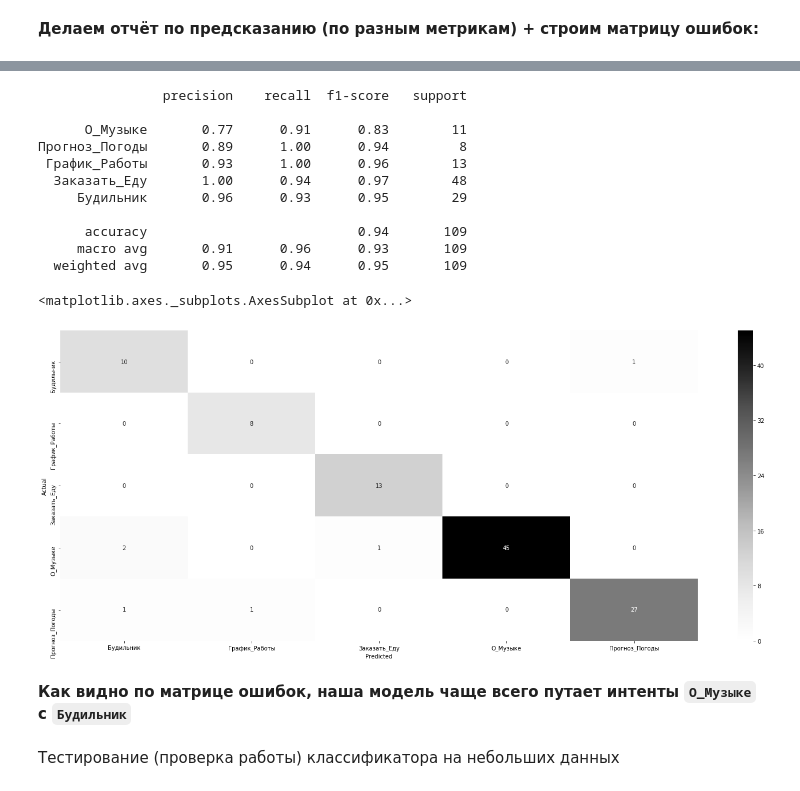
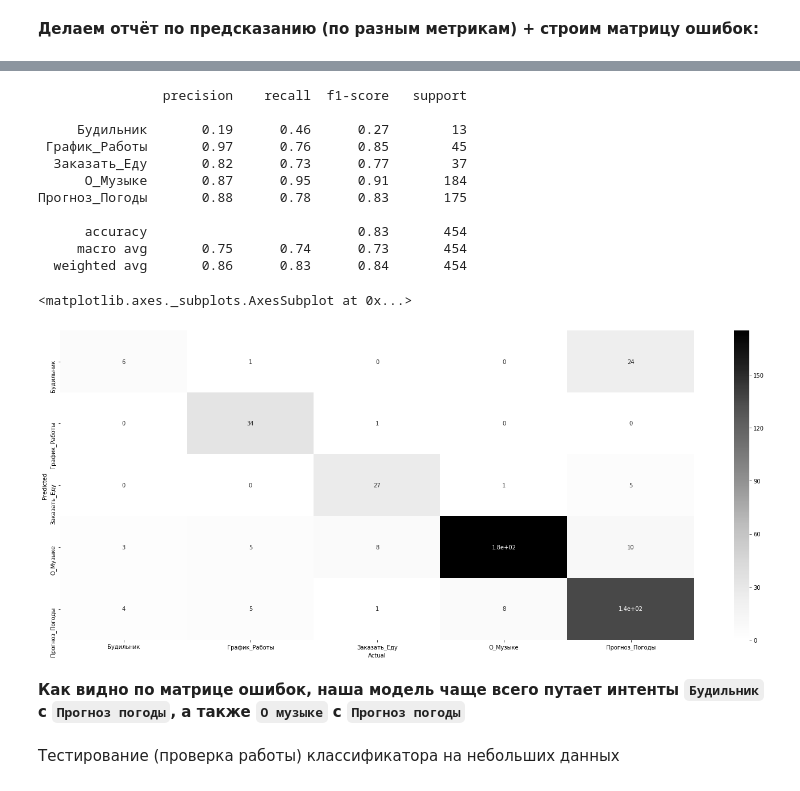
Before and after one commit to theKirill/GensimSample, a Jupyter notebook: rusvectores_model.ipynb, the cells around one changed output, grey strips where cells are left out. Drawn from its saved outputs; the diff is of its cells as text; code cells hidden in the pictures.

Commit message:
train for 10-20 examples for each class

```diff
--- a/rusvectores_model.ipynb
+++ b/rusvectores_model.ipynb
@@ -243,5 +300,11 @@ print(X_train.shape, X_test.shape, y_train.shape, y_test.shape)
 # %% [markdown]
 Создание keras модели
+# %%
+EMBED_SIZE = 300
+NUM_FILTERS = 512
+NUM_WORDS = 3
+BATCH_SIZE = 32
+NUM_EPOCHS = 15
 # %%
 embedding_weights = np.zeros((vocab_sz, EMBED_SIZE))#создаём матрицу размером размерность словаря*размерность вектора слова
 index = 0
@@ -255,12 +318,6 @@ for word in sorted_counter:#для каждого слова из нашего
       pass
 # %%
 COUNT_CLASSES = len(unique_intents)
-# %%
-EMBED_SIZE = 300
-NUM_FILTERS = 512
-NUM_WORDS = 3
-BATCH_SIZE = 32
-NUM_EPOCHS = 10
 # %% [markdown]
 Будем использовать метрику f1, так как классы несбалансированны
 # %%
@@ -311,3 +370,6 @@ _________________________________________________________________
+# %%
+X_train = np.array(X_train)
+y_train = np.array(y_train)
 # %%
 history = keras_model.fit(X_train, y_train, batch_size = BATCH_SIZE,
                     epochs = NUM_EPOCHS,
@@ -334,3 +396,6 @@ Epoch 10/10
+# %%
+X_test = np.array(X_test)
+y_test = np.array(y_test)
 # %%
 score = keras_model.evaluate(X_test, y_test)
 print("Test accuracy: {:.3f}".format(score[1]))
@@ -370,33 +435,33 @@ y_test_names[:3]
 # %%
 from sklearn.metrics import classification_report
 # %%
-print(classification_report(y_test_names, prediction_names, target_names = unique_intents))
+print(classification_report(y_test_names, prediction_names, target_names = sorted(unique_intents)))
 # %% [output]
                 precision    recall  f1-score   support
 
-      О_Музыке       0.77      0.91      0.83        11
-Прогноз_Погоды       0.89      1.00      0.94         8
- График_Работы       0.93      1.00      0.96        13
-  Заказать_Еду       1.00      0.94      0.97        48
-     Будильник       0.96      0.93      0.95        29
+     Будильник       0.19      0.46      0.27        13
+ График_Работы       0.97      0.76      0.85        45
+  Заказать_Еду       0.82      0.73      0.77        37
+      О_Музыке       0.87      0.95      0.91       184
+Прогноз_Погоды       0.88      0.78      0.83       175
 
-      accuracy                           0.94       109
-     macro avg       0.91      0.96      0.93       109
-  weighted avg       0.95      0.94      0.95       109
+      accuracy                           0.83       454
+     macro avg       0.75      0.74      0.73       454
+  weighted avg       0.86      0.83      0.84       454
 # %%
-data = {'prediction': prediction_names,
-        'actual':    y_test_names
+data = {'prediction': y_test_names,
+        'actual':    prediction_names
         }
 
-df = pd.DataFrame(data, columns = ['actual','prediction'])
-confusion_matrix = pd.crosstab(df['actual'], df['prediction'], rownames = ['Actual'], colnames = ['Predicted'])
+df = pd.DataFrame(data, columns = ['prediction','actual'])
+confusion_matrix = pd.crosstab(df['actual'], df['prediction'], rownames = ['Predicted'], colnames = ['Actual'])
 plt.figure(figsize=(25, 10))
 sn.heatmap(confusion_matrix, annot=True,cmap="Greys")
 # %% [output]
 <matplotlib.axes._subplots.AxesSubplot at 0x...>
-[figure, old version]
+[figure, new version]
 # %% [markdown]
-**Как видно по матрице ошибок, наша модель чаще всего путает интенты `О_Музыке` с `Будильник`**
+**Как видно по матрице ошибок, наша модель чаще всего путает интенты `Будильник` с `Прогноз погоды`, а также `О музыке` с `Прогноз погоды`**
 # %% [markdown]
 Тестирование (проверка работы) классификатора на небольших данных
 # %%
```
Also changed, not shown: parts of 17 cells of this notebook.
